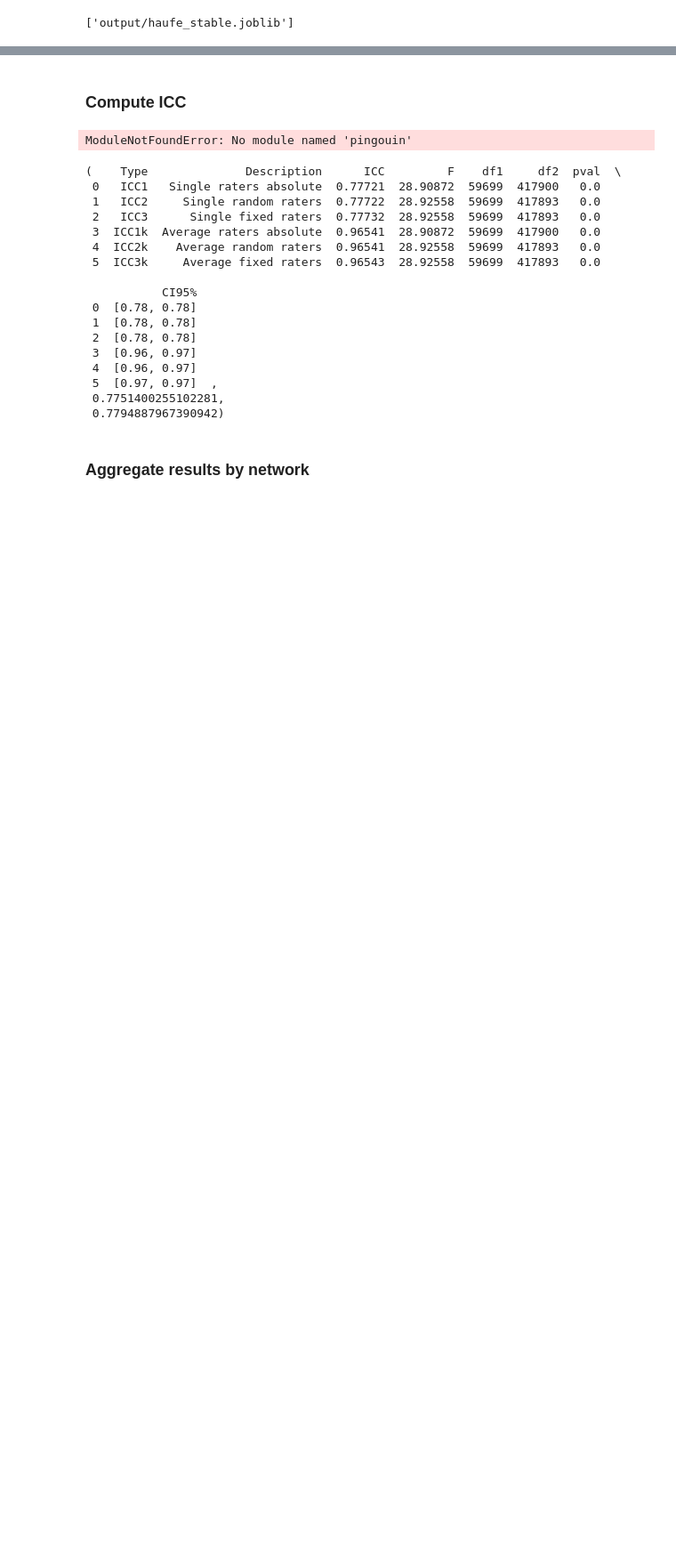
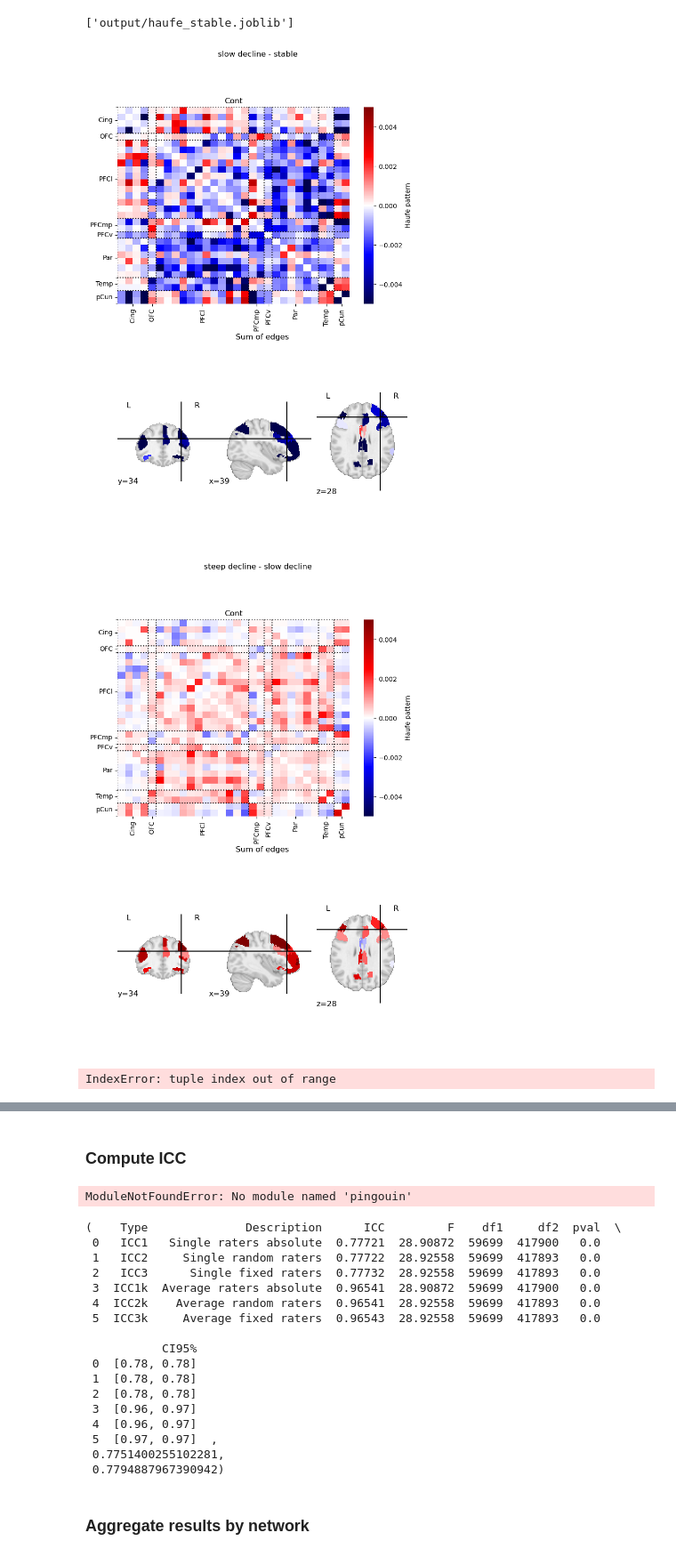
Before and after one commit to jonathan-legrand/memento-postproc, a Jupyter notebook: predict_cluster_fc.ipynb, the cells around one changed output, grey strips where cells are left out. Shown at 89% size. Cells and saved outputs as stored; diff of their text form; code cells hidden in the pictures; blank space fills up the shorter version.

```diff
--- a/predict_cluster_fc.ipynb
+++ b/predict_cluster_fc.ipynb
@@ -417,35 +418,40 @@ def net_to_brain(matrix, atlas, refnet):
     for net in atlas.macro_labels:
         if net == refnet:
             padded_centralities.append(centralities[pointer])
             pointer += 1
         else:
             padded_centralities.append(0)
 
     padded_centralities = np.array(padded_centralities)
 
     masker = NiftiLabelsMasker(atlas.maps)
     masker.fit()
     img = masker.inverse_transform(padded_centralities)
     return img
 
 from matplotlib.backends.backend_pdf import PdfPages
 bounds = (-0.005, 0.005)
 
-with PdfPages("output/zooms.pdf") as pages:
+with PdfPages("output/zooms_.pdf") as pages:
     for net in np.unique(atlas.macro_labels):
         coords = None
-        for i in range(2):
+        for i in range(3):
 
-            diffmap = (thresh_map[i+1, ...] - thresh_map[i, ...])
+            diffmap = (thresh_map[(i+1) % 3, ...] - thresh_map[i, ...])
 
             fig, axes = plt.subplots(2, 1, figsize=(8, 12))
             fig.suptitle(f"{cats[i+1]} - {cats[i]}")
             axes[0].set_title(net)
             axes[1].set_title("Sum of edges")
 
             plot_network(diffmap, net, cmap="seismic", bounds=bounds, ax=axes[0], cbar_kws={'label': 'Haufe pattern'})
             img = net_to_brain(diffmap, atlas, net)
             disp = plotting.plot_stat_map(img, cmap="seismic", vmin=bounds[0], vmax=bounds[1], cut_coords=coords, axes=axes[1], colorbar=False)
             coords = disp.cut_coords
-            pages.savefig()
-            plt.close()
+            plt.show()
+            #pages.savefig()
+            #plt.close()
+# %% [output]
+[figure, added]
+[figure, added]
+IndexError: tuple index out of range
```
Also changed, not shown: parts of 13 cells of this notebook.
